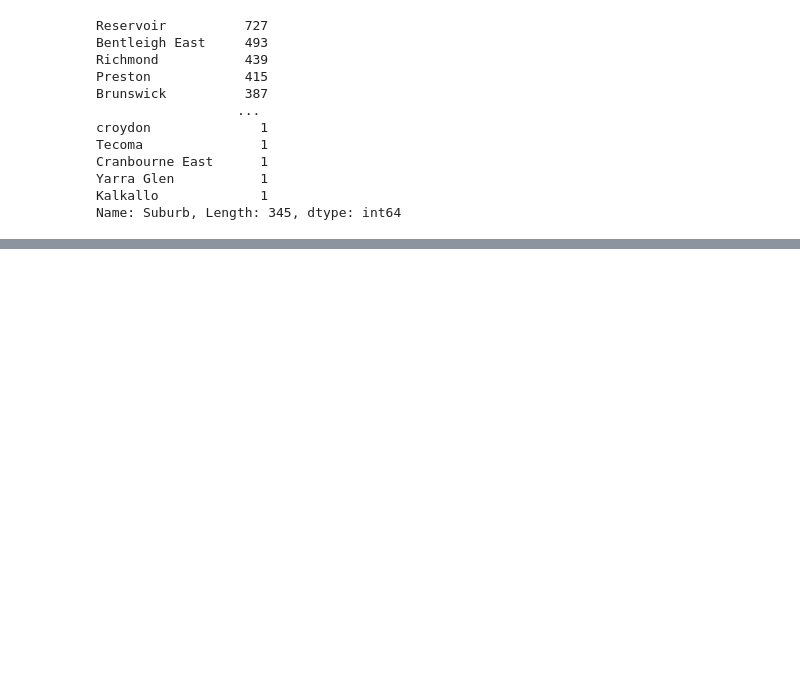
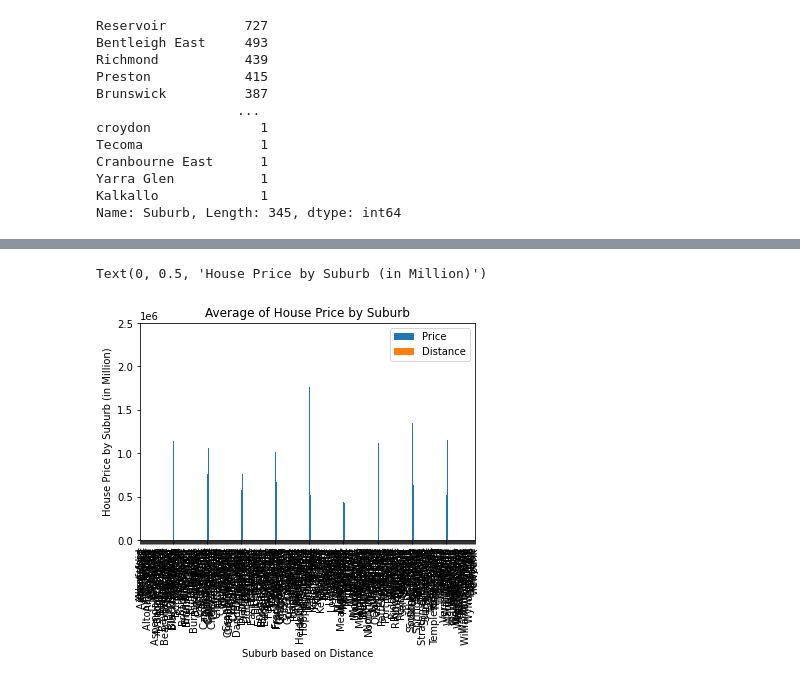
Before and after one commit to Franco1230/Data-Bootcamp-Project-1, a Jupyter notebook: Main.ipynb, the cells around one changed output, grey strips where cells are left out. Cells and saved outputs as stored; diff of their text form; code cells hidden in the pictures; blank space fills up the shorter version.

```diff
--- a/Main.ipynb
+++ b/Main.ipynb
@@ -105,0 +103,9 @@ Name: Suburb, Length: 345, dtype: int64
+# %%
+x= df["Distance"]
+y= df["Price"]/1000000
+ax= df.plot(kind='bar',width=0.1, align="edge", title="Average of House Price by Suburb")
+ax.set_xlabel("Suburb based on Distance")
+ax.set_ylabel("House Price by Suburb (in Million)")
+# %% [output]
+Text(0, 0.5, 'House Price by Suburb (in Million)')
+[figure, added]
```
Also changed, not shown: parts of 20 cells of this notebook.
